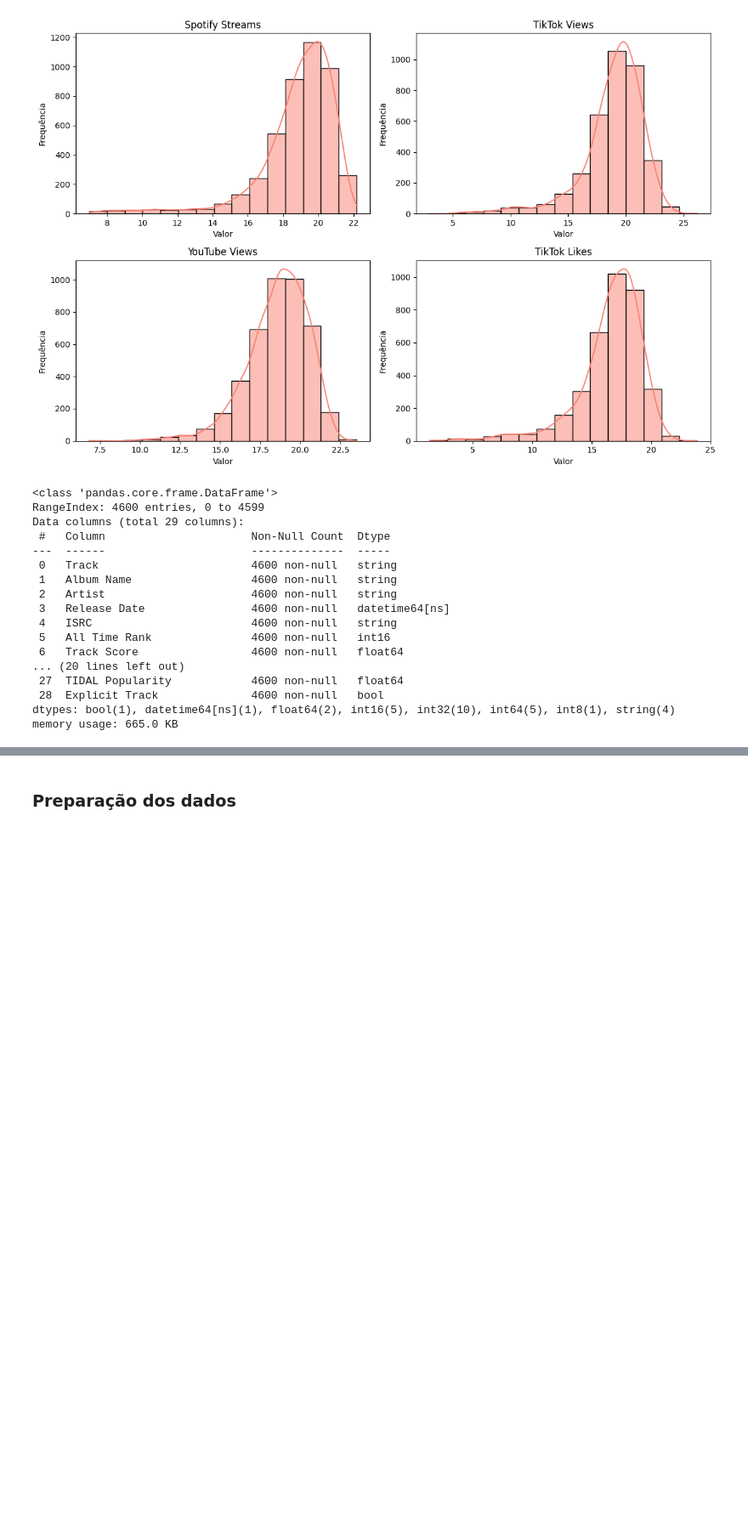
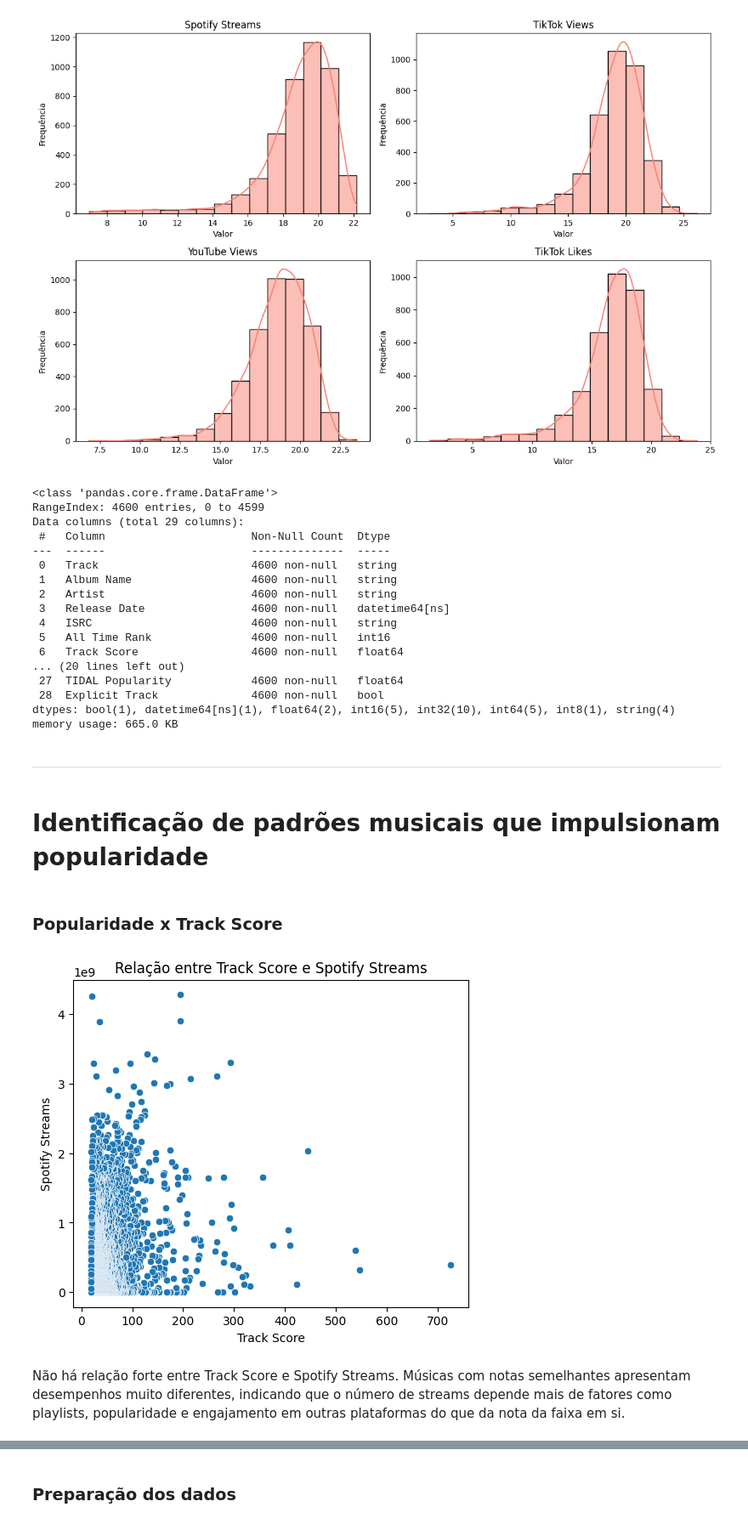
Before and after one commit to MizunoYudi/AD-Musicas-Mais-Tocadas, a Jupyter notebook: projeto.ipynb, the cells around one changed output, grey strips where cells are left out. Shown at 85% size. Drawn from its saved outputs; the diff is of its cells as text; code cells hidden in the pictures; blank space fills up the shorter version.

Commit message:
feat: identificação de padrões musicais que impulsionam popularidade

```diff
--- a/projeto.ipynb
+++ b/projeto.ipynb
@@ -575,3 +577,27 @@ Data columns (total 29 columns):
  28  Explicit Track              4600 non-null   bool
 dtypes: bool(1), datetime64[ns](1), float64(2), int16(5), int32(10), int64(5), int8(1), string(4)
 memory usage: 665.0 KB
+# %% [markdown]
+----
+# %% [markdown]
+# Identificação de padrões musicais que impulsionam popularidade
+# %% [markdown]
+### Popularidade x Track Score
+# %%
+plt.figure(figsize=(6,5))
+
+sns.scatterplot(
+    data=df_musicas,
+    x='Track Score',
+    y='Spotify Streams'
+)
+
+plt.title('Relação entre Track Score e Spotify Streams')
+plt.xlabel('Track Score')
+plt.ylabel('Spotify Streams')
+
+plt.show()
+# %% [output]
+[figure, added]
+# %% [markdown]
+Não há relação forte entre Track Score e Spotify Streams. Músicas com notas semelhantes apresentam desempenhos muito diferentes, indicando que o número de streams depende mais de fatores como playlists, popularidade e engajamento em outras plataformas do que da nota da faixa em si.
```
Also changed, not shown: parts of 38 cells of this notebook.
